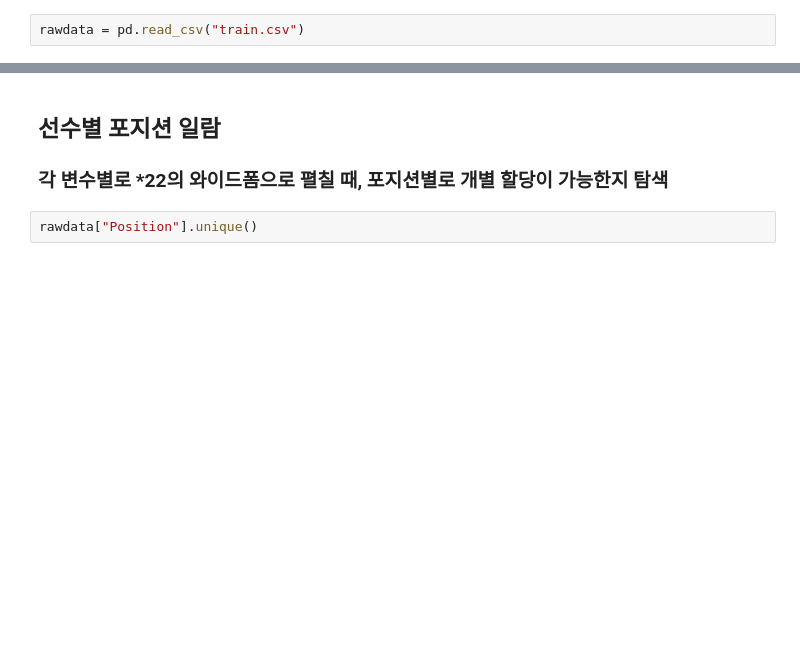
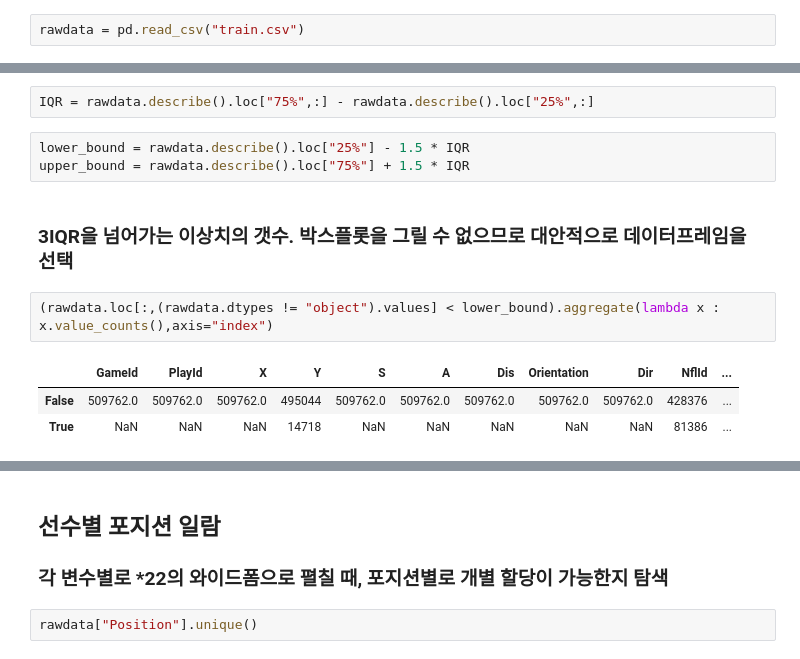
Before and after one commit to neverland251/MainProject, a Jupyter notebook: Project/DataMining/NFL yard/NFL.ipynb, the cells around one changed output, grey strips where cells are left out. Cells and saved outputs as stored; diff of their text form; blank space fills up the shorter version.

```diff
--- a/Project/DataMining/NFL yard/NFL.ipynb
+++ b/Project/DataMining/NFL yard/NFL.ipynb
@@ -158,0 +112,13 @@ print(rawdata["Yards"].count())
+# %%
+IQR = rawdata.describe().loc["75%",:] - rawdata.describe().loc["25%",:]
+# %%
+lower_bound = rawdata.describe().loc["25%"] - 1.5 * IQR
+upper_bound = rawdata.describe().loc["75%"] + 1.5 * IQR
+# %% [markdown]
+### 3IQR을 넘어가는 이상치의 갯수. 박스플롯을 그릴 수 없으므로 대안적으로 데이터프레임을 선택
+# %%
+(rawdata.loc[:,(rawdata.dtypes != "object").values] < lower_bound).aggregate(lambda x : x.value_counts(),axis="index")
+# %% [output]
+|  | GameId | PlayId | X | Y | S | A | Dis | Orientation | Dir | NflId | ... |
+| False | 509762.0 | 509762.0 | 509762.0 | 495044 | 509762.0 | 509762.0 | 509762.0 | 509762.0 | 509762.0 | 428376 | ... |
+| True | NaN | NaN | NaN | 14718 | NaN | NaN | NaN | NaN | NaN | 81386 | ... |
```
Also changed, not shown: parts of 33 cells of this notebook.
